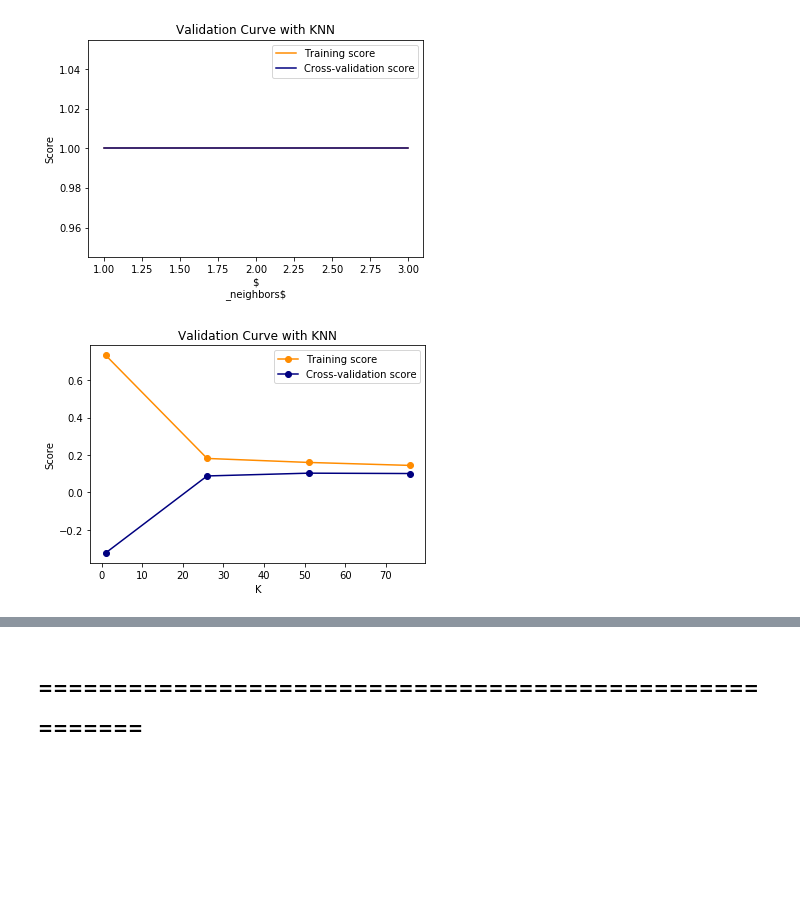
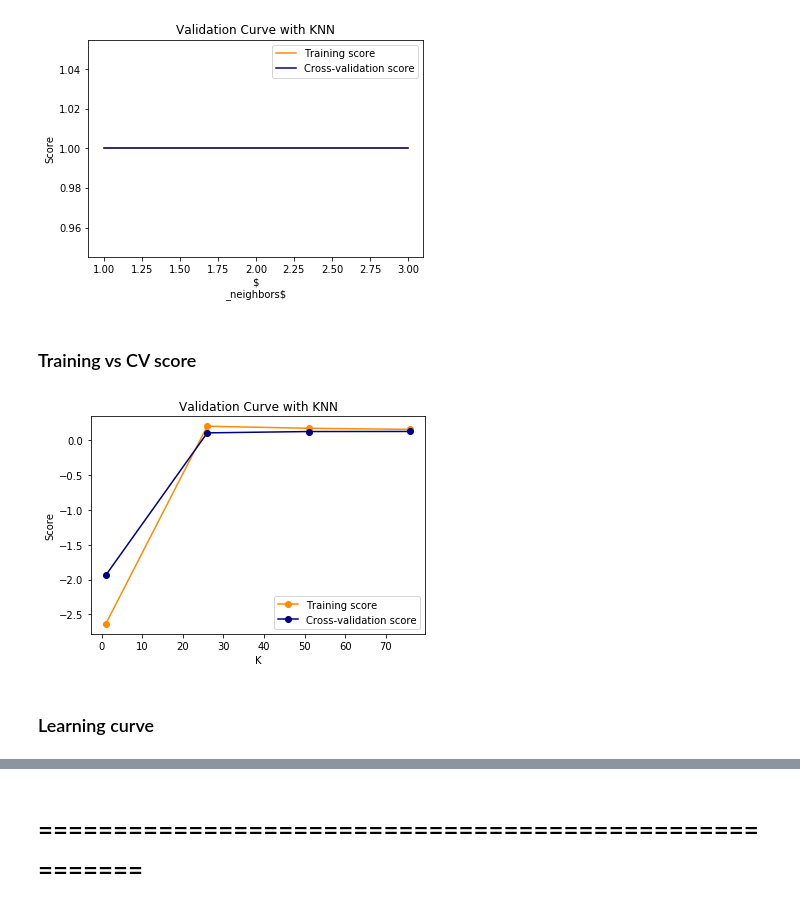
Before and after one commit to AlejandroDaneri/Machine-Learning-Properati, a Jupyter notebook: KNN - Analisis de datos.ipynb, the cells around one changed output, grey strips where cells are left out. Saved outputs shown, nothing was run; the diff lists cells and outputs as text; code cells hidden in the pictures; blank space fills up the shorter version.

```diff
--- a/KNN - Analisis de datos.ipynb
+++ b/KNN - Analisis de datos.ipynb
@@ -122,42 +124,45 @@ plt.legend(loc="best")
 plt.show()
 # %% [output]
 [figure]
+# %% [markdown]
+###  Training vs CV score
 # %%
 from sklearn.model_selection import validation_curve
 import matplotlib.pyplot as plt
 from sklearn.preprocessing import Imputer
 
 #preparo set de datos
 X = zip(properati['surface_total_in_m2'],properati['price_usd_per_m2'])
 y = properati['price']
 #Pone numeros en nans
 imp = Imputer(missing_values='NaN', strategy='mean', axis=0)
 imp.fit(X)
 X=imp.transform(X)
 
 neigh = KNeighborsRegressor(n_neighbors=2,n_jobs=-1)
 
-
 param_range=list(range(1,101,25))
 train_scores, test_scores = validation_curve(
 KNeighborsRegressor(), X, y, param_name="n_neighbors",param_range=param_range,
-cv=2, n_jobs=-1)
+cv=4, n_jobs=-1)
 train_scores_mean = np.mean(train_scores, axis=1)
 test_scores_mean = np.mean(test_scores, axis=1)
 
 plt.title("Validation Curve with KNN")
 plt.xlabel("K")
 plt.ylabel("Score")
 
 plt.plot(param_range, train_scores_mean, label="Training score",
 color="darkorange",marker="o")
 plt.plot(param_range, test_scores_mean, label="Cross-validation score",
 color="navy",marker="o")
 
 plt.legend(loc="best")
 plt.show()
 # %% [output]
-[figure, old version]
+[figure, new version]
+# %% [markdown]
+### Learning curve
 # %%
 import matplotlib.pyplot as plt
 from sklearn.preprocessing import Imputer
```
Also changed, not shown: parts of 6 cells of this notebook.
